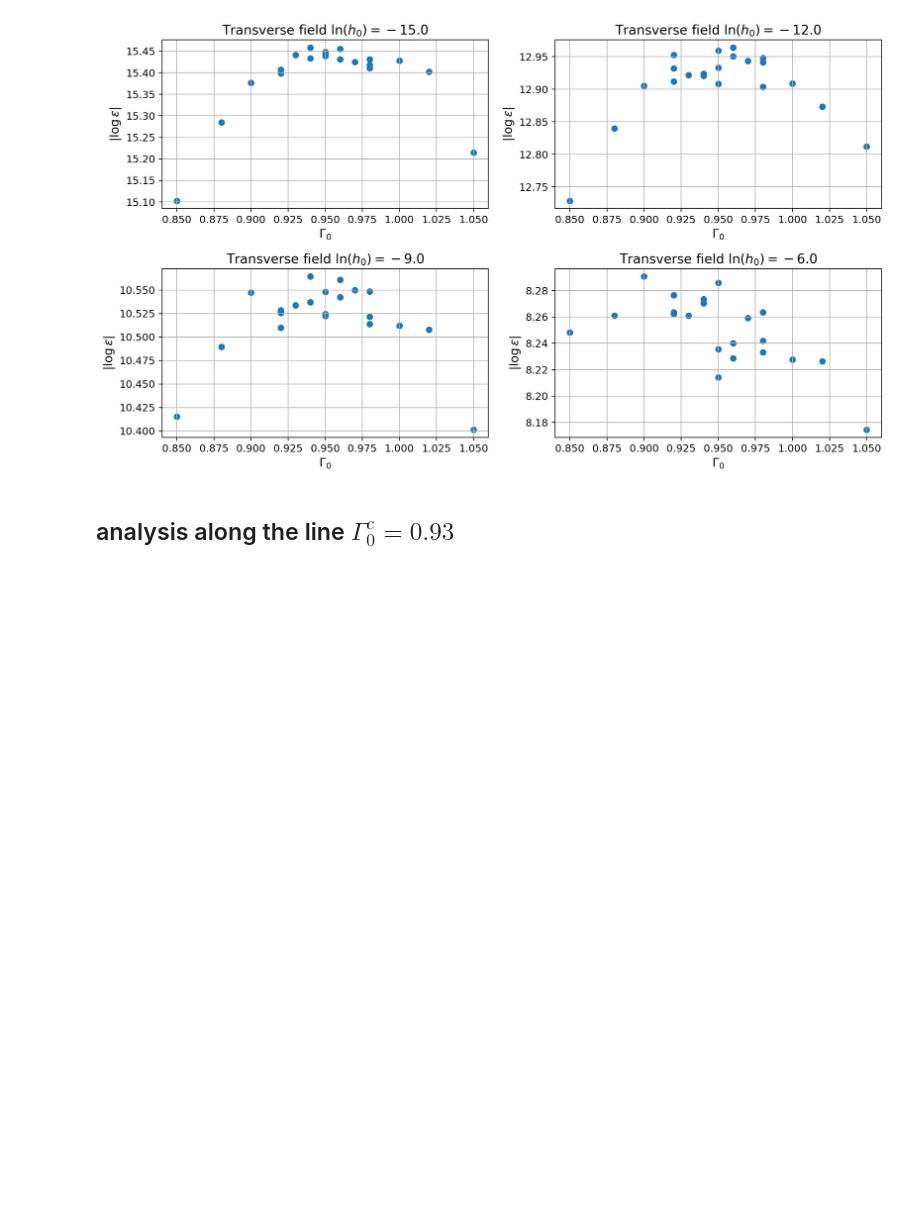
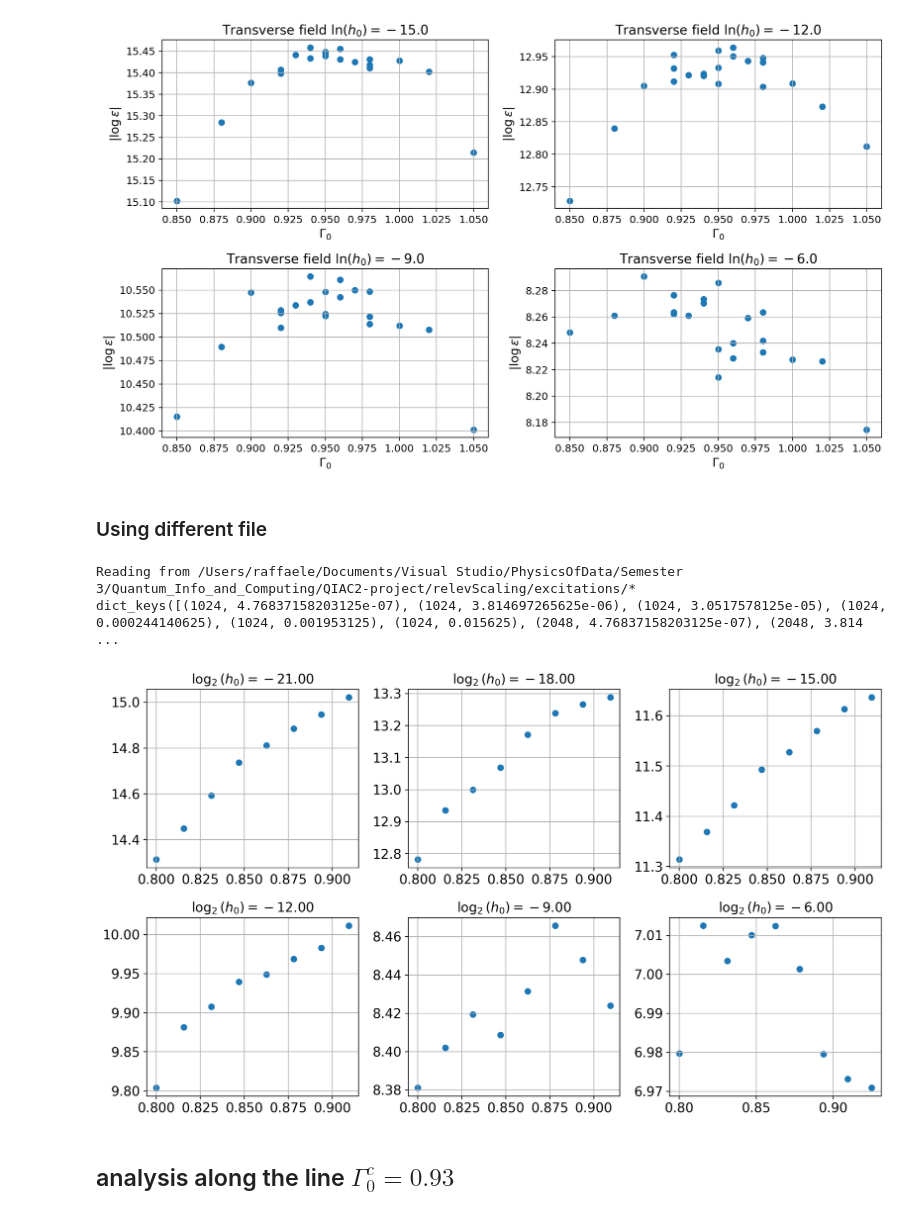
Before and after one commit to RaffaeleSabatini/SDRG-Implementation-and-Analysis, a Jupyter notebook: main.ipynb, the cells around one changed output. Drawn from its saved outputs; the diff is of its cells as text; code cells hidden in the pictures; blank space fills up the shorter version.

Commit message:
making plots (1)

```diff
--- a/main.ipynb
+++ b/main.ipynb
@@ -117,6 +120,15 @@ plot_critial_position(omega[-2, :], gamma, h)
 # %% [output]
 Reading from /Users/raffaele/Documents/Visual Studio/PhysicsOfData/Semester_3/Quantum_Info_and_Computing/QIAC2-project/crossover-region2/*
 [figure]
+# %% [markdown]
+### Using different file
+# %%
+final_values = read_final_values(dir_name="relevScaling/excitations", save_gamma=True)
+plot_critical_positions(final_values, L = 2048)
+# %% [output]
+Reading from /Users/raffaele/Documents/Visual Studio/PhysicsOfData/Semester 3/Quantum_Info_and_Computing/QIAC2-project/relevScaling/excitations/*
+dict_keys([(1024, 4.76837158203125e-07), (1024, 3.814697265625e-06), (1024, 3.0517578125e-05), (1024, 0.000244140625), (1024, 0.001953125), (1024, 0.015625), (2048, 4.76837158203125e-07), (2048, 3.814 ...
+[figure, added]
 # %% [markdown]
 ## analysis along the line $\Gamma_0^c= 0.93$
 # %%
```
Also changed, not shown: parts of 1 cell of this notebook, 2 other files.
